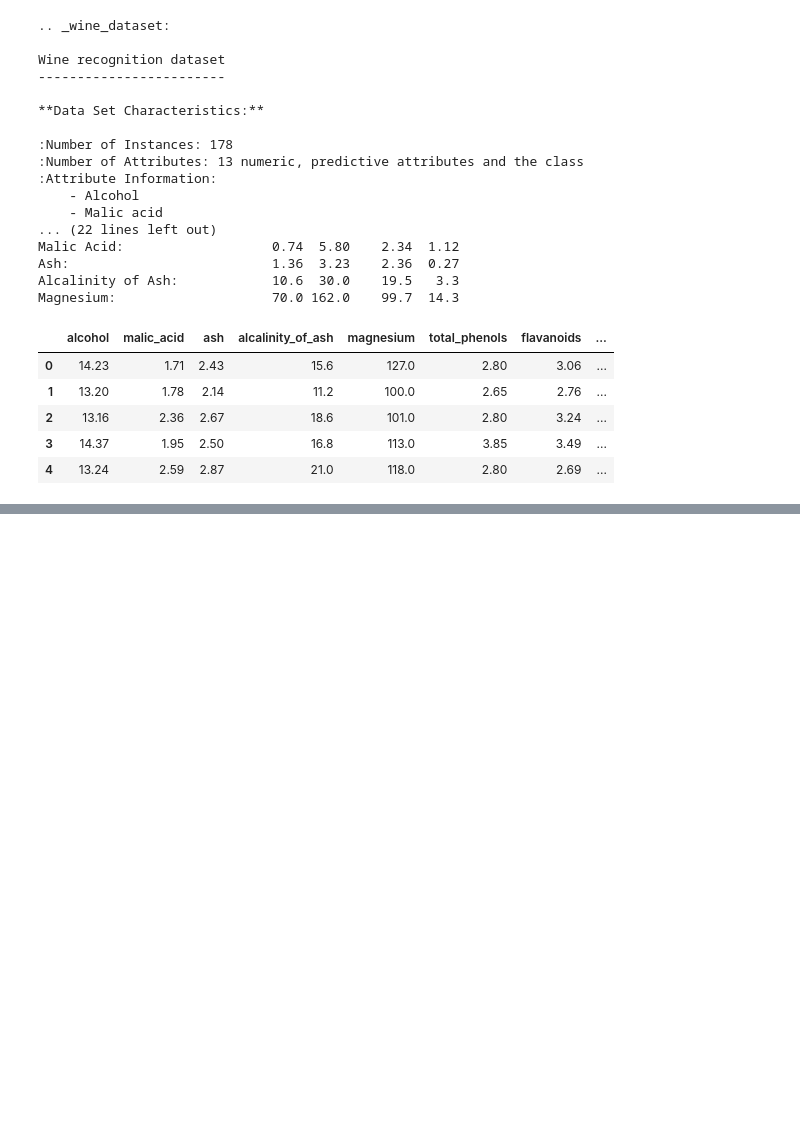
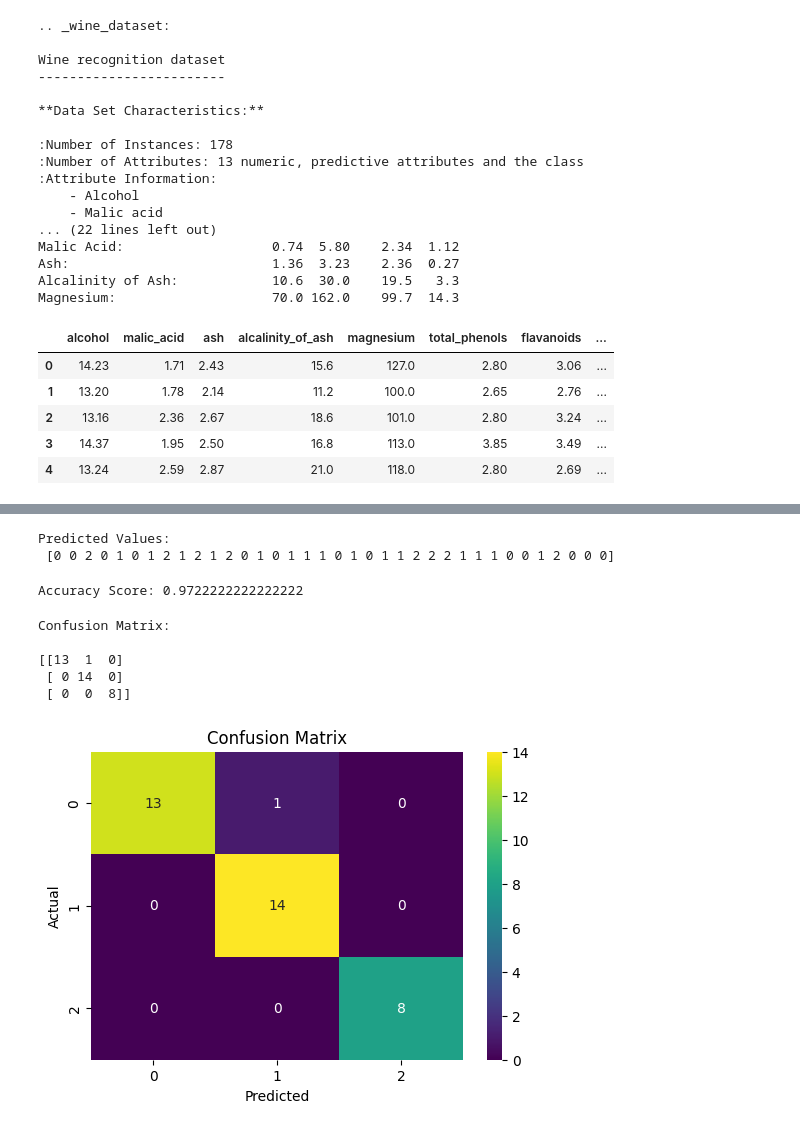
Before and after one commit to cenna-alias/test, a Jupyter notebook: logistic_regression_wine.ipynb, the cells around one changed output, grey strips where cells are left out. Saved outputs shown, nothing was run; the diff lists cells and outputs as text; code cells hidden in the pictures; blank space fills up the shorter version.

```diff
--- a/logistic_regression_wine.ipynb
+++ b/logistic_regression_wine.ipynb
@@ -105,0 +155,13 @@ df.head()
+# %%
+# Split data into training and testing sets
+
+X_train, X_test, y_train, y_test = train_test_split(
+    X, y,
+    test_size=0.2,
+    random_state=42
+)
+
+print("Training Data Shape:", X_train.shape)
+print("Testing Data Shape:", X_test.shape)
+print("Training Data Shape:", y_train.shape)
+print("Testing Data Shape:", y_test.shape)
@@ -105,0 +173,9 @@ df.head()
+# %%
+# Create model
+
+model = LogisticRegression()
+
+# Train the model
+model.fit(X_train, y_train)
+
+print("Model Training Completed")
@@ -105,0 +191,41 @@ df.head()
+# %%
+
+y_pred = model.predict(X_test)
+
+# Display predictions
+print("Predicted Values:\n", y_pred)
+# %% [output]
+Predicted Values:
+ [0 0 2 0 1 0 1 2 1 2 1 2 0 1 0 1 1 1 0 1 0 1 1 2 2 2 1 1 1 0 0 1 2 0 0 0]
+# %%
+# Calculate accuracy
+
+accuracy = accuracy_score(y_test, y_pred)
+
+print("Accuracy Score:", accuracy)
+# %% [output]
+Accuracy Score: 0.9722222222222222
+# %%
+# Create confusion matrix
+
+cm = confusion_matrix(y_test, y_pred)
+
+print("Confusion Matrix:\n")
+print(cm)
+
+# Visualize confusion matrix
+plt.figure(figsize=(6,4))
+sns.heatmap(cm, annot=True, fmt='d', cmap='viridis')
+
+plt.xlabel("Predicted")
+plt.ylabel("Actual")
+plt.title("Confusion Matrix")
+
+plt.show()
+# %% [output]
+Confusion Matrix:
+
+[[13  1  0]
+ [ 0 14  0]
+ [ 0  0  8]]
+[figure, added]
```
Also changed, not shown: parts of 6 cells of this notebook.
